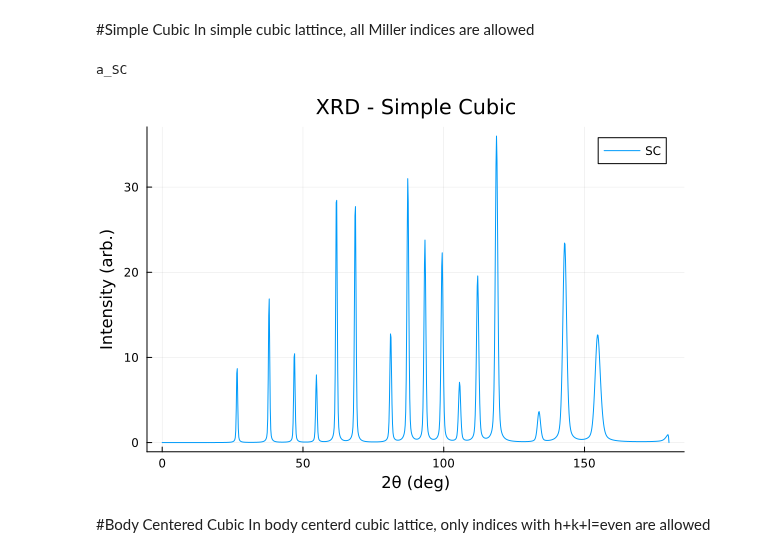
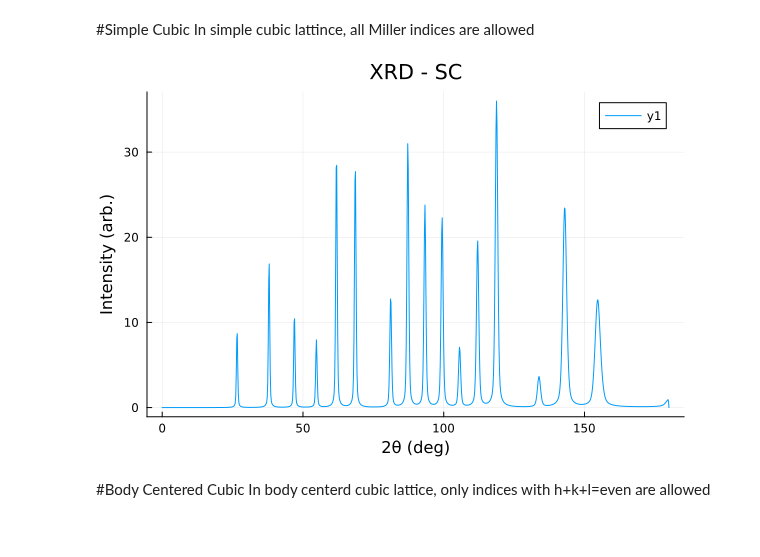
Before and after one commit to hezy/XRD_simple, a Jupyter notebook: simple_XRD_julia.ipynb, the cells around one changed output. Cells and saved outputs as stored; diff of their text form; code cells hidden in the pictures.

```diff
--- a/simple_XRD_julia.ipynb
+++ b/simple_XRD_julia.ipynb
@@ -75,3 +75,15 @@ function intensity(θ, two_θ_list, U, V, W)
 end
 # %% [output]
 intensity (generic function with 1 method)
+# %%
+function _main_(θ, indices, λ, a, U, V, W, Title)
+    indices = (reduce(hcat, indices))'
+    two_θ_list = bragg_angels(wavelength, d_list(indices, a));
+    y = intensity(θ, two_θ_list, U, V, W)
+
+    p = plot(θ, y)
+    title!(Title)
+    xlabel!(raw"2θ (deg)")
+    ylabel!(raw"Intensity (arb.)")
+    return p
+end
@@ -82,8 +96,8 @@ N = 1000
 θ = collect(LinRange(0, 180, N))
 y = zeros(N)
 #θ = range(start=0, stop=180, step=180/N)
-wavelength = 0.15418  # CuKα radiation in nm
-#wavelength = 0.18125  #
+λ = 0.15418  # CuKα radiation in nm
+#λ = 0.18125  #
 U, V, W = 0.2, 0.2, 0.2
 # %% [output]
 (0.2, 0.2, 0.2)
@@ -93,23 +107,15 @@ In simple cubic lattince, all Miller indices are allowed
 # %%
 """
 Lattice parameter for SC Polonium (α-Po)
 from https://en.wikipedia.org/wiki/Polonium
 """
 a_SC = 0.3352
+
+indices_SC = [[h,k,l] for h=-5:5 for k=-5:5 for l=-5:5 if [h,k,l]!=[0,0,0]]
+
+_main_(θ, indices_SC, λ, a_SC, U, V, W, "XRD - SC")
 # %% [output]
-a_SC
+[figure, added]
-# %%
-generate_indices_SC = [[h,k,l] for h=-5:5 for k=-5:5 for l=-5:5 if [h,k,l]!=[0,0,0]]
-indices_SC = (reduce(hcat, generate_indices_SC))'
-two_θ_list_SC = bragg_angels(wavelength, d_list(indices_SC, a_SC));
-y_SC = intensity(θ, two_θ_list_SC, U, V, W)
-
-p = plot(θ, y_SC, label="SC")
-title!("XRD - Simple Cubic")
-xlabel!(raw"2θ (deg)")
-ylabel!(raw"Intensity (arb.)")
-# %% [output]
-[figure, removed]
 # %% [markdown]
 #Body Centered Cubic
 In body centerd cubic lattice, only indices with h+k+l=even are allowed
```
Also changed, not shown: parts of 5 cells of this notebook.
